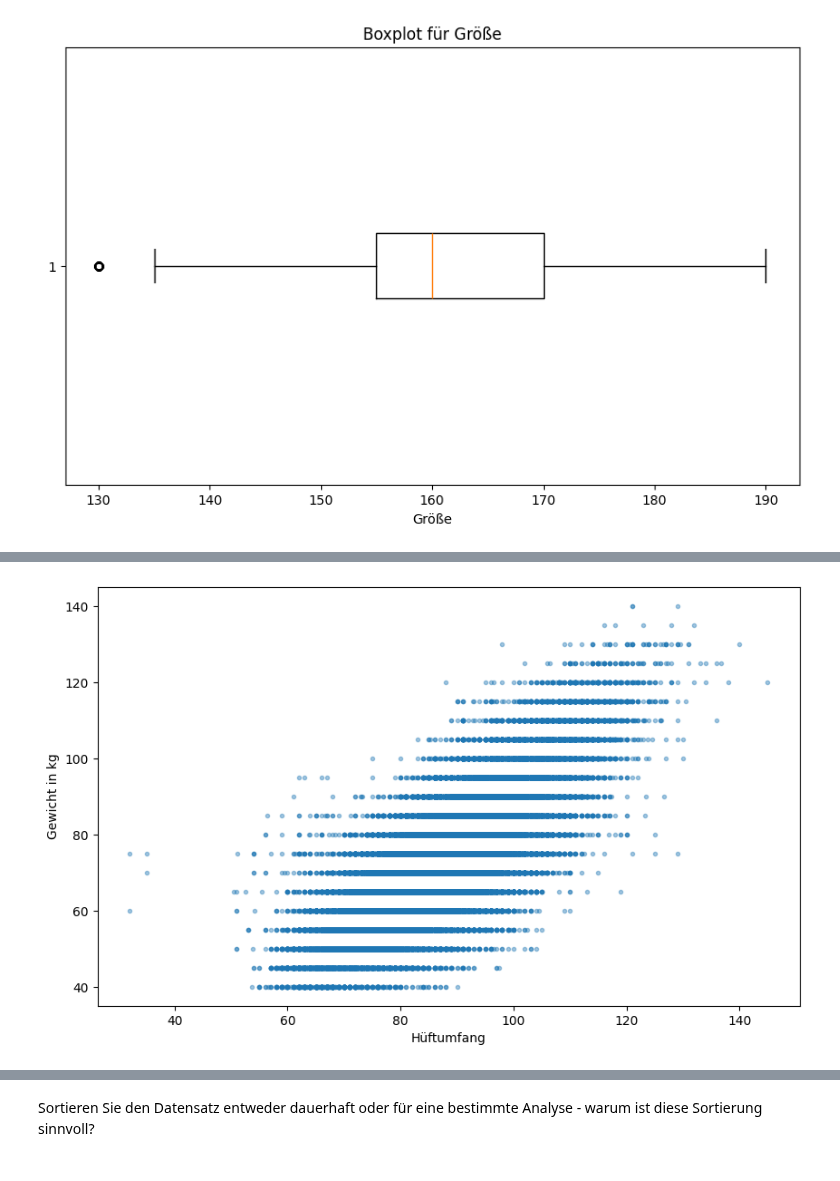
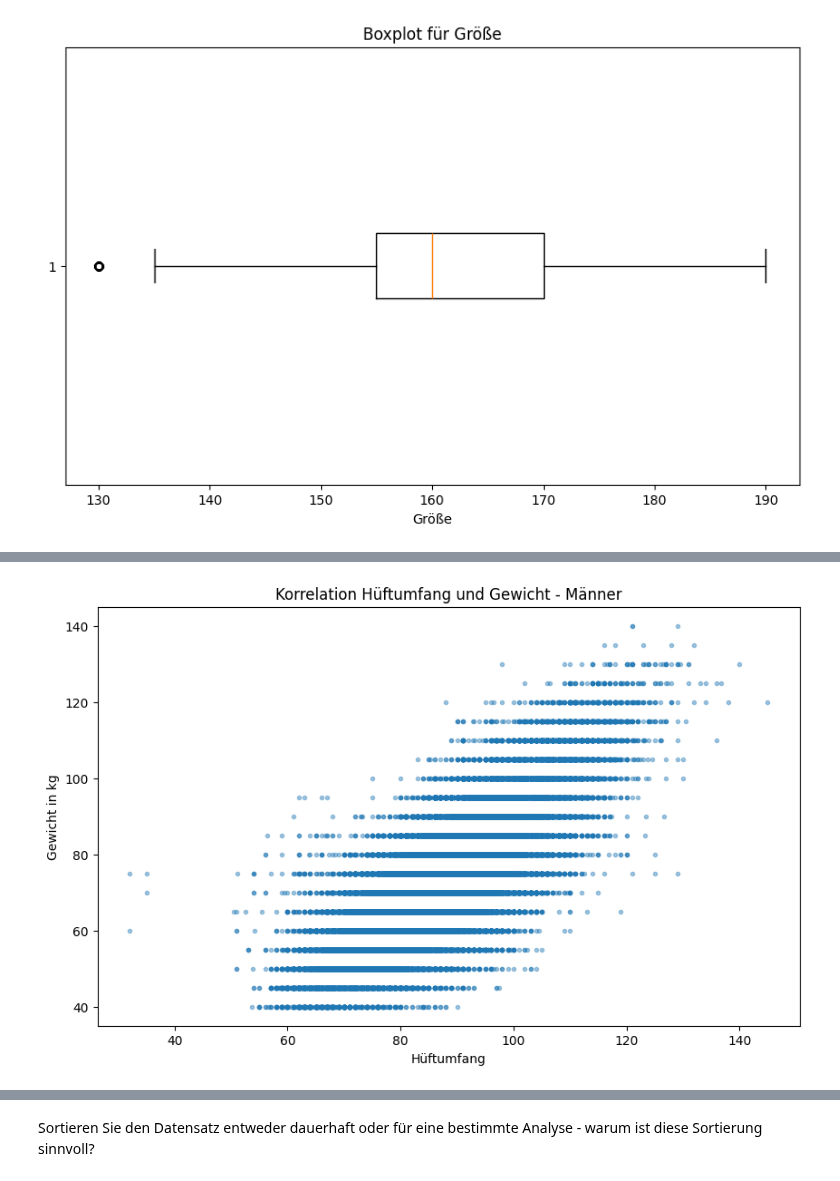
Before and after one commit to SebastianGrab/DataAnalyticsWS23-24, a Jupyter notebook: Projektarbeit/Aufgaben/Projektarbeit_A2.ipynb, the cells around one changed output, grey strips where cells are left out. Drawn from its saved outputs; the diff is of its cells as text; code cells hidden in the pictures.

```diff
--- a/Projektarbeit/Aufgaben/Projektarbeit_A2.ipynb
+++ b/Projektarbeit/Aufgaben/Projektarbeit_A2.ipynb
@@ -144,15 +150,16 @@ plt.show()
 # %%
 filtered_dataset = dataset[dataset['Hüftumfang'] < 900]
 
 male = filtered_dataset[filtered_dataset['Geschlecht'] == 'Male']
 
 fig, ax = plt.subplots(figsize=(10,6))
 ax.scatter(x=male['Hüftumfang'],y=male['Gewicht'], marker='.', alpha=0.4)
 plt.xlabel('Hüftumfang')
 plt.ylabel('Gewicht in kg')
+plt.title('Korrelation Hüftumfang und Gewicht - Männer')
 plt.show()
 # %% [output]
-[figure, old version]
+[figure, new version]
 # %%
 filtered_dataset = dataset[dataset['Hüftumfang'] < 900]
 
```
Also changed, not shown: parts of 9 cells of this notebook, 2 other files.
